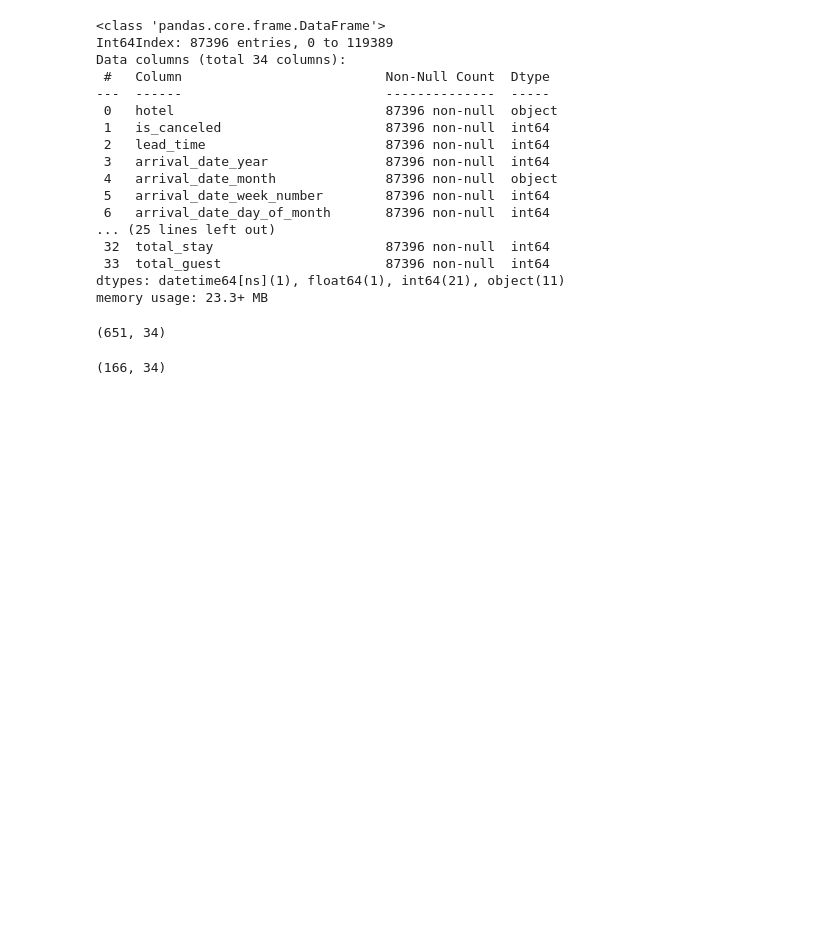
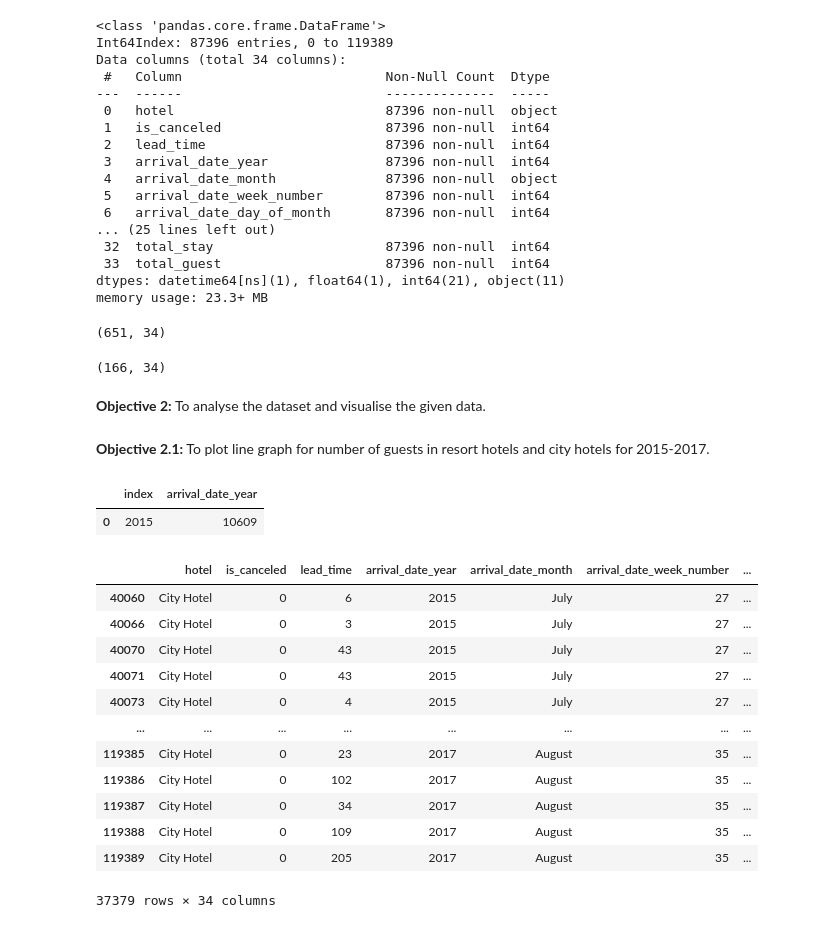
Before and after one commit to shubhro-jyoti/Hotel-Booking-analysis, a Jupyter notebook: Copy_of_Hotel_Booking_Analysis_Capstone_Project.ipynb, the cells around one changed output. Saved outputs shown, nothing was run; the diff lists cells and outputs as text; code cells hidden in the pictures; blank space fills up the shorter version.

```diff
--- a/Copy_of_Hotel_Booking_Analysis_Capstone_Project.ipynb
+++ b/Copy_of_Hotel_Booking_Analysis_Capstone_Project.ipynb
@@ -254,3 +256,40 @@ df[df['total_stay']==0].shape
 df[df['total_guest']==0].shape
 # %% [output]
 (166, 34)
+# %% [markdown]
+**Objective 2:** To analyse the dataset and visualise the given data.
+# %% [markdown]
+**Objective 2.1:** To plot line graph for number of guests in resort hotels and city hotels for 2015-2017.
+# %%
+# plotting bar graph for each year
+booking_2015 = df[(df['arrival_date_year'] == 2015) & (df['is_canceled']==0)]
+
+booking_2016 = df[(df['arrival_date_year'] == 2016) & (df['is_canceled']==0)]
+
+booking_2017 = df[(df['arrival_date_year'] == 2017) & (df['is_canceled']==0)]
+
+num_2015 = booking_2015['arrival_date_year'].value_counts().reset_index()
+num_2016 = booking_2016['arrival_date_year'].value_counts().reset_index()
+num_2017 = booking_2017['arrival_date_year'].value_counts().reset_index()
+final_bookings =
+# %% [output]
+|  | index | arrival_date_year |
+| 0 | 2015 | 10609 |
+# %%
+# plotting bar graph for each year
+city_hotel_guests = df[(df['hotel']=='City Hotel') & (df['is_canceled']==0)]
+resort_hotel_guests = df[(df['hotel']=='Resort Hotel') & (df['is_canceled']==0)]
+# %% [output]
+|  | hotel | is_canceled | lead_time | arrival_date_year | arrival_date_month | arrival_date_week_number | ... |
+| 40060 | City Hotel | 0 | 6 | 2015 | July | 27 | ... |
+| 40066 | City Hotel | 0 | 3 | 2015 | July | 27 | ... |
+| 40070 | City Hotel | 0 | 43 | 2015 | July | 27 | ... |
+| 40071 | City Hotel | 0 | 43 | 2015 | July | 27 | ... |
+| 40073 | City Hotel | 0 | 4 | 2015 | July | 27 | ... |
+| ... | ... | ... | ... | ... | ... | ... | ... |
+| 119385 | City Hotel | 0 | 23 | 2017 | August | 35 | ... |
+| 119386 | City Hotel | 0 | 102 | 2017 | August | 35 | ... |
+| 119387 | City Hotel | 0 | 34 | 2017 | August | 35 | ... |
+| 119388 | City Hotel | 0 | 109 | 2017 | August | 35 | ... |
+| 119389 | City Hotel | 0 | 205 | 2017 | August | 35 | ... |
+37379 rows × 34 columns
```
Also changed, not shown: parts of 8 cells of this notebook.
